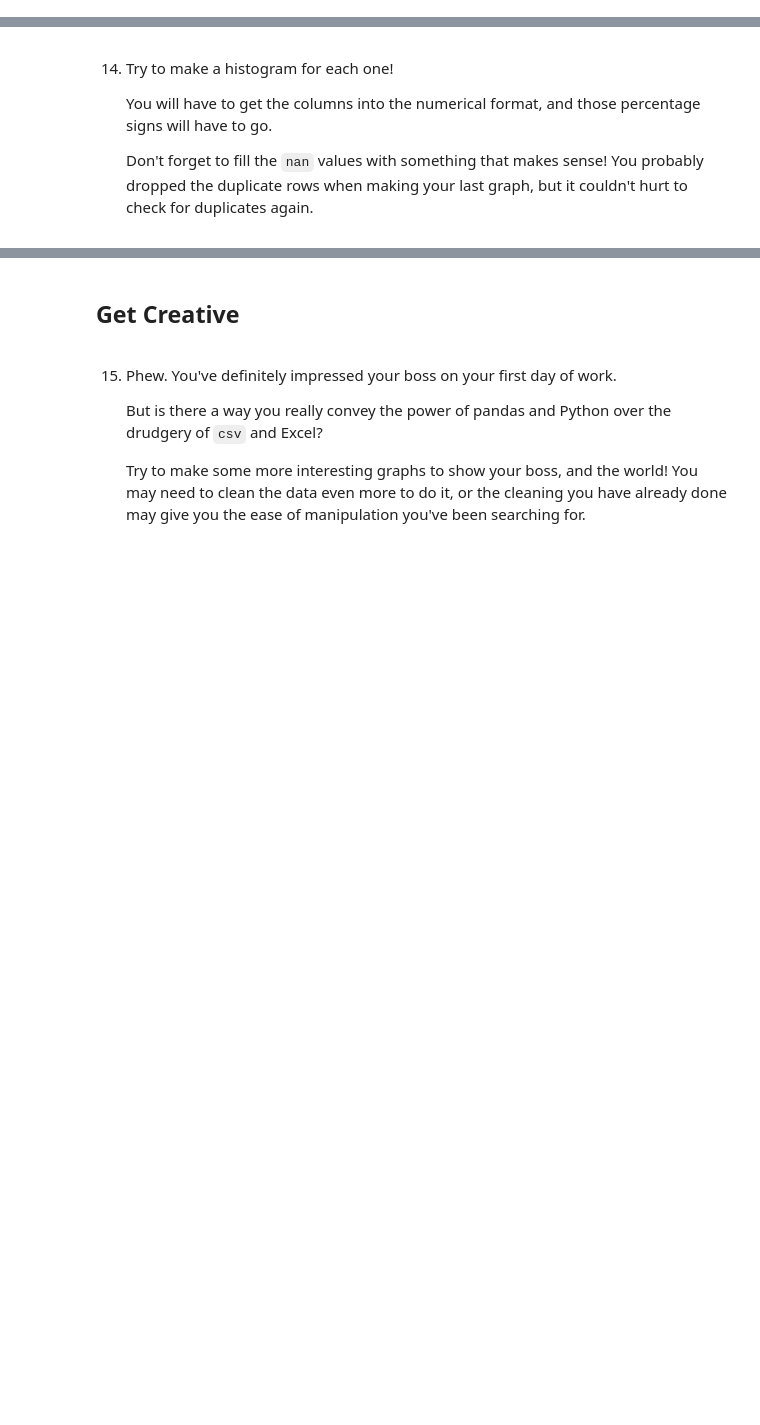
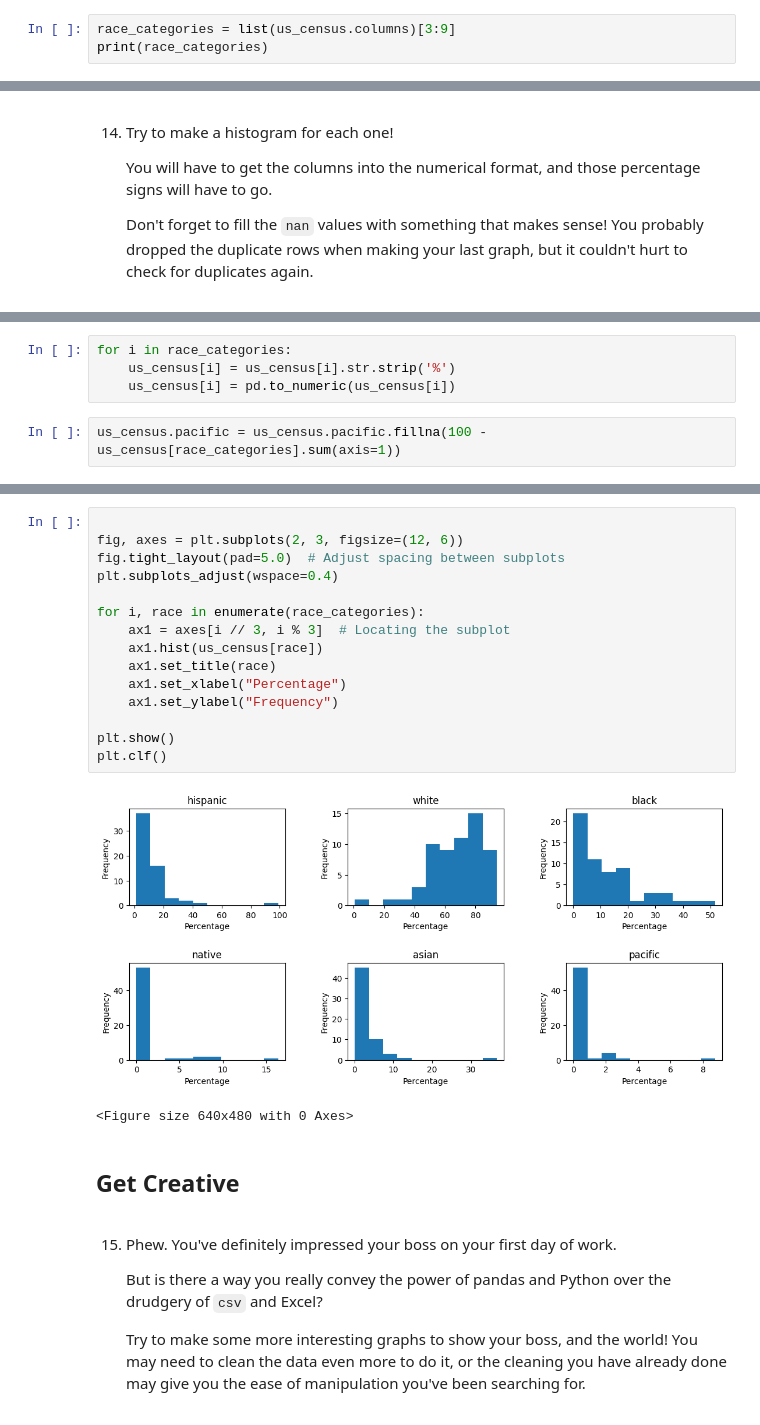
Before and after one commit to raserr11/Cleaning-US-Census-Data-Course-Project, a Jupyter notebook: Cleaning US Census Data.ipynb, the cells around one changed output, grey strips where cells are left out. Saved outputs shown, nothing was run; the diff lists cells and outputs as text; blank space fills up the shorter version.

```diff
--- a/Cleaning US Census Data.ipynb
+++ b/Cleaning US Census Data.ipynb
@@ -229,0 +252,3 @@ us_census.shape
+# %%
+race_categories = list(us_census.columns)[3:9]
+print(race_categories)
@@ -235,0 +273,6 @@ us_census.shape
+# %%
+for i in race_categories:
+    us_census[i] = us_census[i].str.strip('%')
+    us_census[i] = pd.to_numeric(us_census[i])
+# %%
+us_census.pacific = us_census.pacific.fillna(100 - us_census[race_categories].sum(axis=1))
@@ -236,3 +289,21 @@ us_census.shape
+# %%
+
+fig, axes = plt.subplots(2, 3, figsize=(12, 6))
+fig.tight_layout(pad=5.0)  # Adjust spacing between subplots
+plt.subplots_adjust(wspace=0.4)
+
+for i, race in enumerate(race_categories):
+    ax1 = axes[i // 3, i % 3]  # Locating the subplot
+    ax1.hist(us_census[race])
+    ax1.set_title(race)
+    ax1.set_xlabel("Percentage")
+    ax1.set_ylabel("Frequency")
+
+plt.show()
+plt.clf()
+# %% [output]
+[figure, added]
+<Figure size 640x480 with 0 Axes>
 # %% [markdown]
 ## Get Creative
 # %% [markdown]
```
Also changed, not shown: parts of 12 cells of this notebook, 1 other file.
